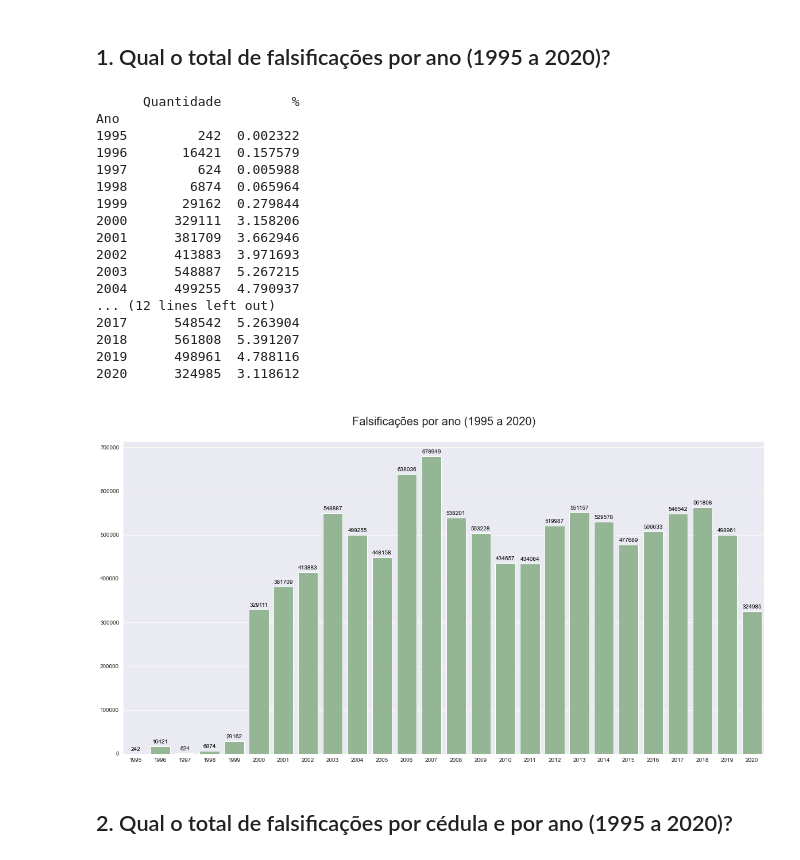
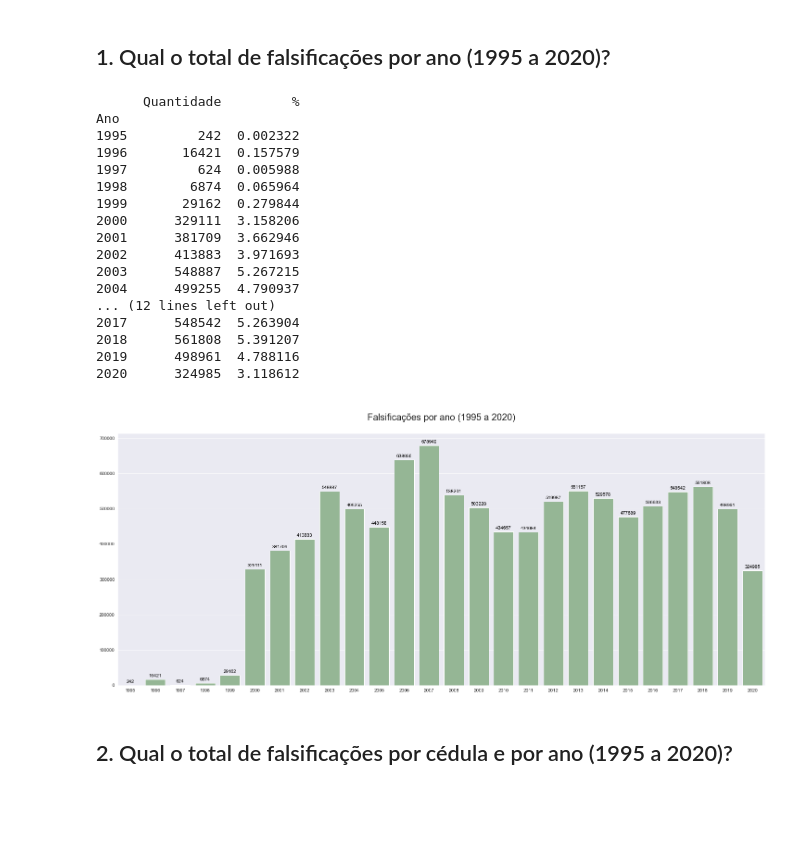
Before and after one commit to emso-exe/Falsificacao_de_cedulas_banco_central_do_brasil, a Jupyter notebook: analise_de_dados.ipynb, the cells around one changed output. Cells and saved outputs as stored; diff of their text form; code cells hidden in the pictures; blank space fills up the shorter version.

```diff
--- a/analise_de_dados.ipynb
+++ b/analise_de_dados.ipynb
@@ -206,42 +206,42 @@ df_ano_quantidade['%'] = df_ano_quantidade['Quantidade'] / df_ano_quantidade['Qu
 
 print(df_ano_quantidade)
 
-plt.figure(figsize=(20, 10))
+plt.figure(figsize=(25, 10))
 plot = sns.barplot(x=df_ano_quantidade.index,
                    y=df_ano_quantidade['Quantidade'],
                    orient='v',
                    palette=['darkseagreen'])
 for i in plot.patches:
     plot.annotate(format(i.get_height(), '.0f'),
-        (i.get_x() + i.get_width() / 2, i.get_height()),
-        ha='center',
-        va='baseline',
-        fontsize=10,
-        color='black',
-        xytext=(0, 5),
-        textcoords='offset points')
+                  (i.get_x() + i.get_width() / 2, i.get_height()),
+                  ha='center',
+                  va='baseline',
+                  fontsize=10,
+                  color='black',
+                  xytext=(0, 5),
+                  textcoords='offset points')
 plt.xlabel('')
 plt.ylabel('')
 plt.title('\nFalsificações por ano (1995 a 2020)\n', fontsize=20)
 plt.show(plot)
 # %% [output]
       Quantidade         %
 Ano
 1995         242  0.002322
 1996       16421  0.157579
 1997         624  0.005988
 1998        6874  0.065964
 1999       29162  0.279844
 2000      329111  3.158206
 2001      381709  3.662946
 2002      413883  3.971693
 2003      548887  5.267215
 2004      499255  4.790937
 ... (12 lines left out)
 2017      548542  5.263904
 2018      561808  5.391207
 2019      498961  4.788116
 2020      324985  3.118612
-[figure, old version]
+[figure, new version]
 # %% [markdown]
 ## 2. Qual o total de falsificações por cédula e por ano (1995 a 2020)?
```
Also changed, not shown: parts of 6 cells of this notebook.
